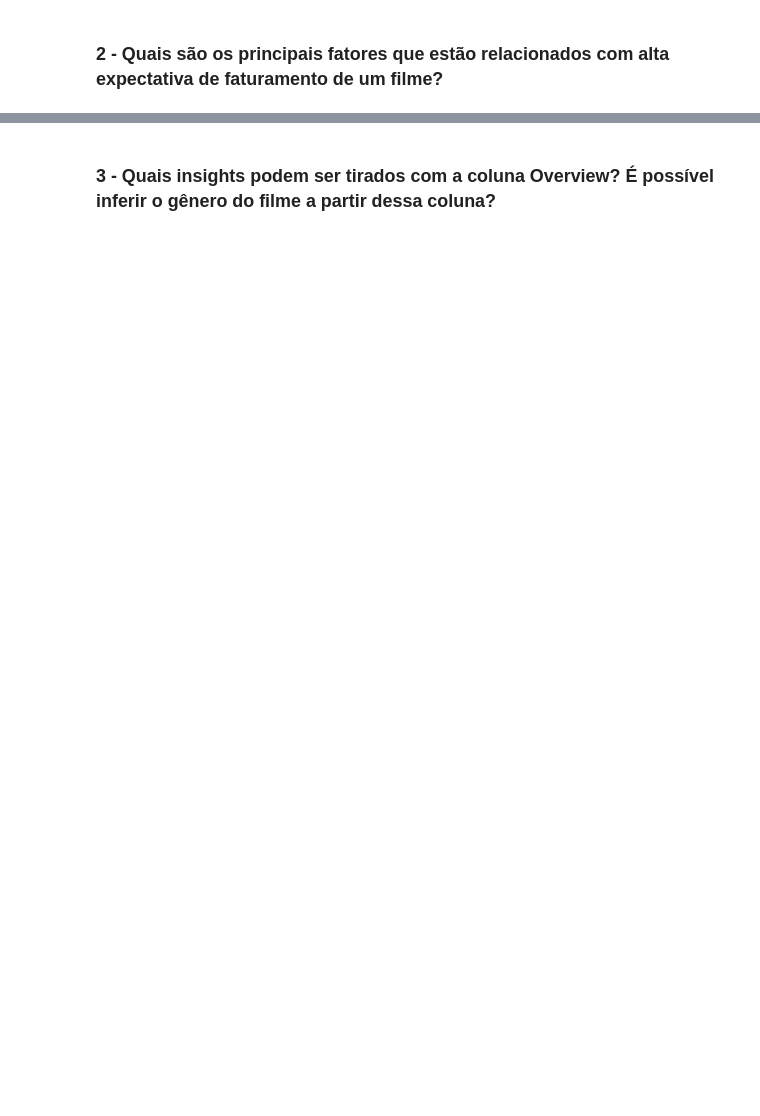
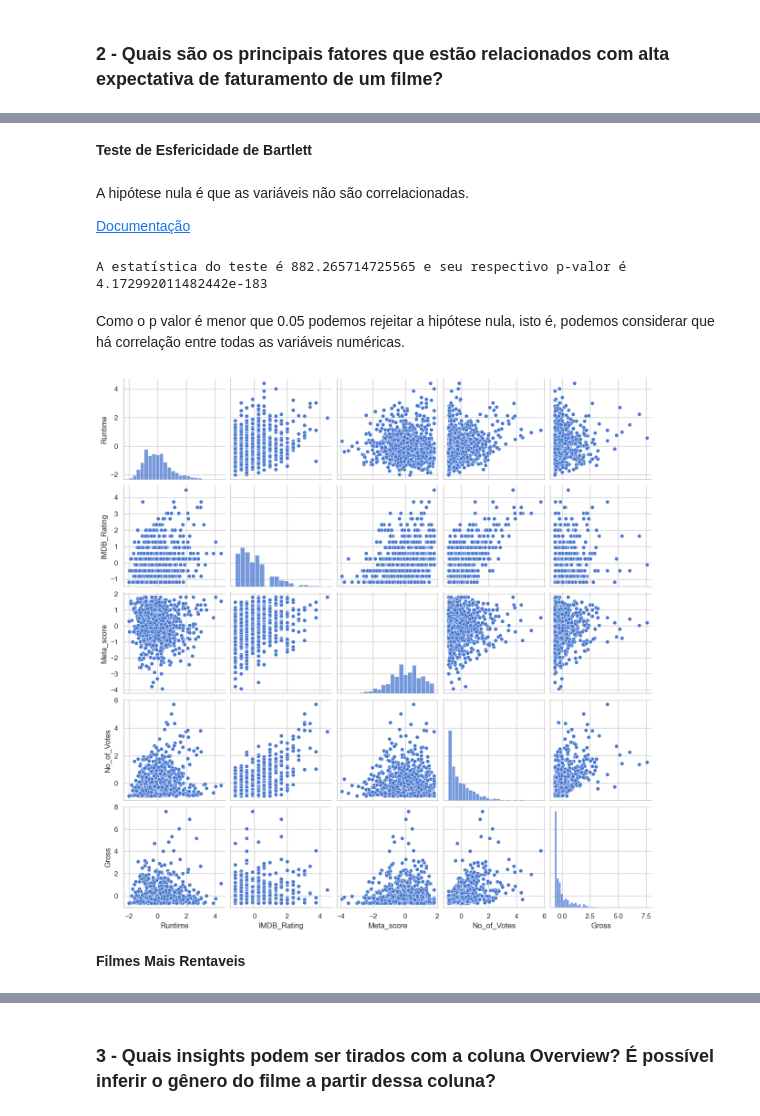
Before and after one commit to AurelioGuilherme/Desafio_Ciencia_de_Dados, a Jupyter notebook: Notebooks/EDA.ipynb, the cells around one changed output, grey strips where cells are left out. Cells and saved outputs as stored; diff of their text form; code cells hidden in the pictures; blank space fills up the shorter version.

```diff
--- a/Notebooks/EDA.ipynb
+++ b/Notebooks/EDA.ipynb
@@ -923,0 +977,22 @@ actors_df.query(f'''{ator} & {diretor} & {genero}''')
+# %% [markdown]
+**Teste de Esfericidade de Bartlett**
+# %% [markdown]
+A hipótese nula é que as variáveis não são correlacionadas.
+
+[Documentação](https://factor-analyzer.readthedocs.io/en/latest/index.html)
+# %%
+scaler = StandardScaler()
+df_scaled = scaler.fit_transform(df[columns_numeric].dropna())
+# %%
+chi_square, p_valor = calculate_bartlett_sphericity(df_scaled)
+print(f"A estatística do teste é {chi_square} e seu respectivo p-valor é {p_valor}")
+# %% [output]
+A estatística do teste é 882.265714725565 e seu respectivo p-valor é 4.172992011482442e-183
+# %% [markdown]
+Como o p valor é menor que 0.05 podemos rejeitar a hipótese nula, isto é, podemos considerar que há correlação entre todas as variáveis numéricas.
+# %%
+ax = sns.pairplot(df_scaled)
+# %% [output]
+[figure, added]
+# %% [markdown]
+**Filmes Mais Rentaveis**
```
Also changed, not shown: parts of 28 cells of this notebook, 1 other file.
